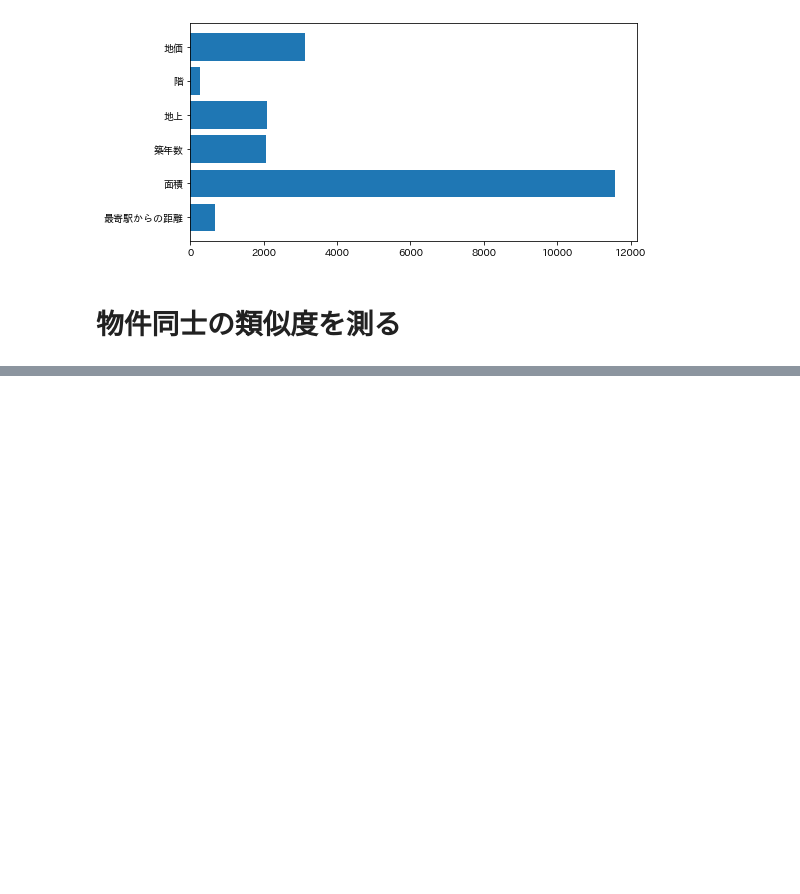
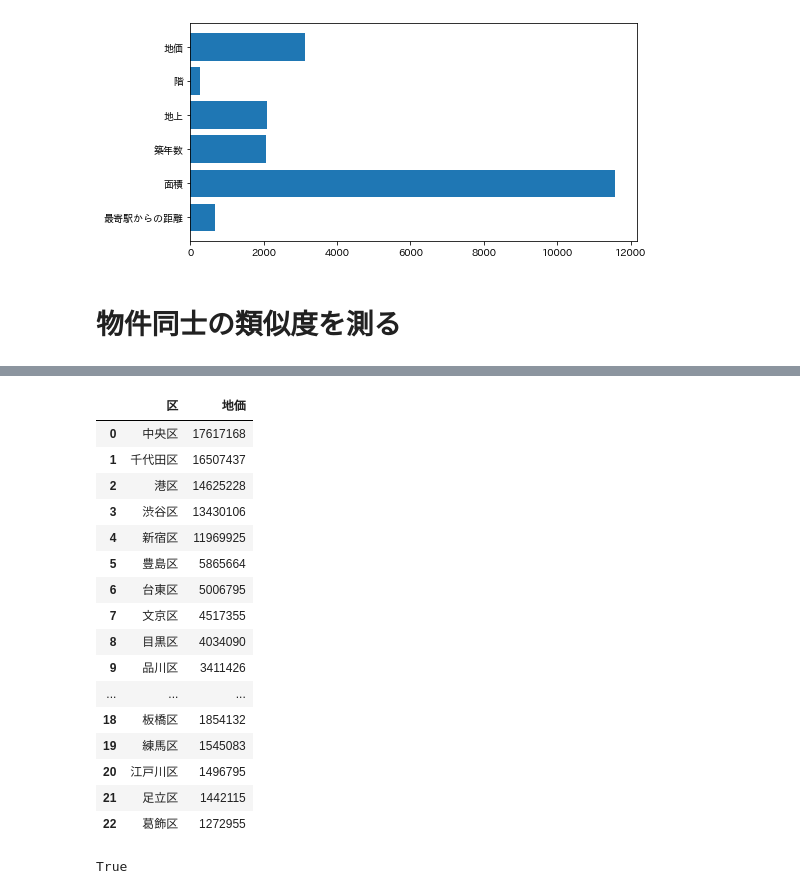
Before and after one commit to tomitayuuki/scraping_suumo, a Jupyter notebook: suumo_recommend.ipynb, the cells around one changed output, grey strips where cells are left out. Cells and saved outputs as stored; diff of their text form; code cells hidden in the pictures; blank space fills up the shorter version.

```diff
--- a/suumo_recommend.ipynb
+++ b/suumo_recommend.ipynb
@@ -439,6 +425,30 @@ recomm_rent['家賃'] = 10**(recomm_rent['家賃'])
 
 # urlを与える
 recomm_rent['url'] = suumo_recomm_ss.loc[num,'url']
+# %%
+land_price
+# %% [output]
+|  | 区 | 地価 |
+| 0 | 中央区 | 17617168 |
+| 1 | 千代田区 | 16507437 |
+| 2 | 港区 | 14625228 |
+| 3 | 渋谷区 | 13430106 |
+| 4 | 新宿区 | 11969925 |
+| 5 | 豊島区 | 5865664 |
+| 6 | 台東区 | 5006795 |
+| 7 | 文京区 | 4517355 |
+| 8 | 目黒区 | 4034090 |
+| 9 | 品川区 | 3411426 |
+| ... | ... | ... |
+| 18 | 板橋区 | 1854132 |
+| 19 | 練馬区 | 1545083 |
+| 20 | 江戸川区 | 1496795 |
+| 21 | 足立区 | 1442115 |
+| 22 | 葛飾区 | 1272955 |
+# %%
+land_price.loc[22,'地価'] == recomm_rent.loc[287,'地価'].round()
+# %% [output]
+True
 # %%
 # 条件に入れた物件
 ideal_rent
```
Also changed, not shown: parts of 36 cells of this notebook.
